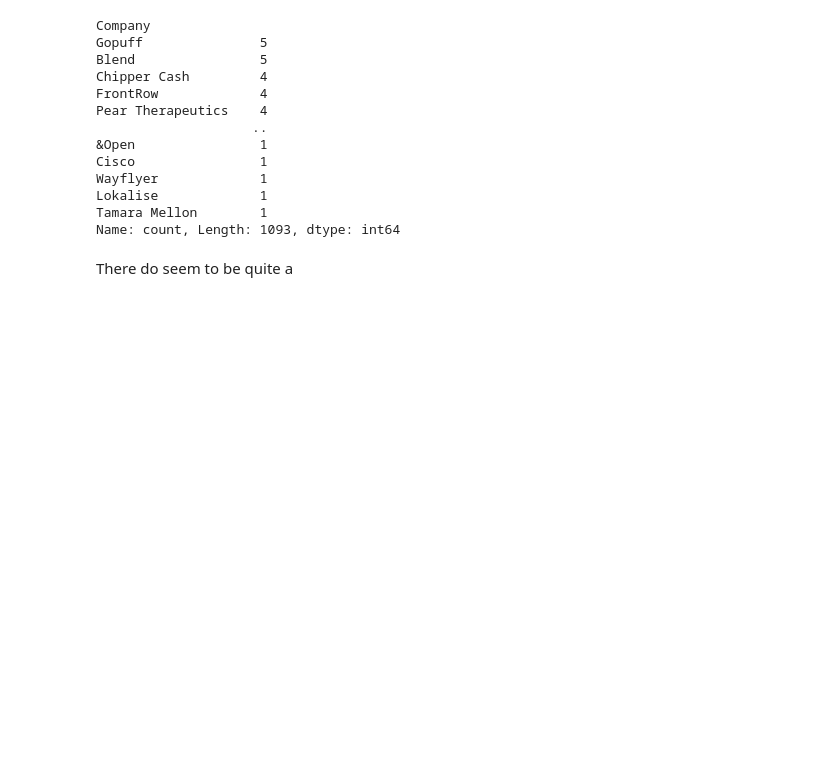
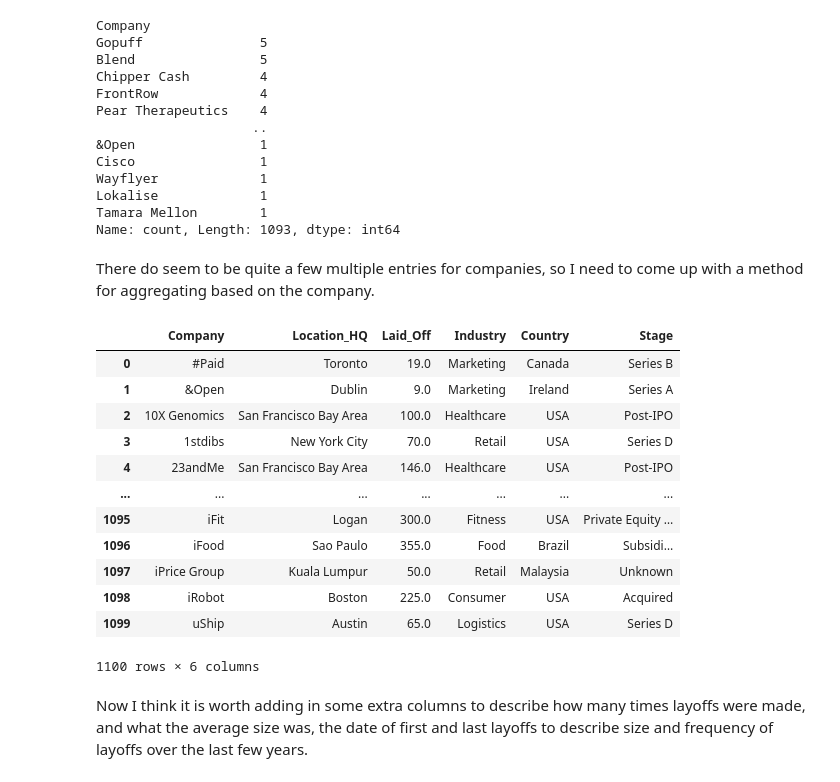
Before and after one commit to Mark-Barbaric/Kaggle, a Jupyter notebook: tech_layoffs/tech_layoffs_eda.ipynb, the cells around one changed output. Saved outputs shown, nothing was run; the diff lists cells and outputs as text; code cells hidden in the pictures; blank space fills up the shorter version.

```diff
--- a/tech_layoffs/tech_layoffs_eda.ipynb
+++ b/tech_layoffs/tech_layoffs_eda.ipynb
@@ -270,5 +308,3 @@ Wayflyer             1
 Lokalise             1
 Tamara Mellon        1
 Name: count, Length: 1093, dtype: int64
-# %% [markdown]
-There do seem to be quite a
@@ -278,0 +311,26 @@ df.value_counts
+# %% [markdown]
+There do seem to be quite a few multiple entries for companies, so I need to come up with a method for aggregating based on the company.
+# %%
+grouped_df = df.groupby(['Company', 'Location_HQ']).agg({
+    'Laid_Off': 'sum',
+    'Industry': 'first',
+    'Country': 'first',
+    'Stage': 'first',
+    }).reset_index()
+grouped_df
+# %% [output]
+|  | Company | Location_HQ | Laid_Off | Industry | Country | Stage |
+| 0 | #Paid | Toronto | 19.0 | Marketing | Canada | Series B |
+| 1 | &Open | Dublin | 9.0 | Marketing | Ireland | Series A |
+| 2 | 10X Genomics | San Francisco Bay Area | 100.0 | Healthcare | USA | Post-IPO |
+| 3 | 1stdibs | New York City | 70.0 | Retail | USA | Series D |
+| 4 | 23andMe | San Francisco Bay Area | 146.0 | Healthcare | USA | Post-IPO |
+| ... | ... | ... | ... | ... | ... | ... |
+| 1095 | iFit | Logan | 300.0 | Fitness | USA | Private Equity … |
+| 1096 | iFood | Sao Paulo | 355.0 | Food | Brazil | Subsidi… |
+| 1097 | iPrice Group | Kuala Lumpur | 50.0 | Retail | Malaysia | Unknown |
+| 1098 | iRobot | Boston | 225.0 | Consumer | USA | Acquired |
+| 1099 | uShip | Austin | 65.0 | Logistics | USA | Series D |
+1100 rows × 6 columns
+# %% [markdown]
+Now I think it is worth adding in some extra columns to describe how many times layoffs were made, and what the average size was, the date of first and last layoffs to describe size and frequency of layoffs over the last few years.
```
Also changed, not shown: parts of 18 cells of this notebook, 1 other file.
